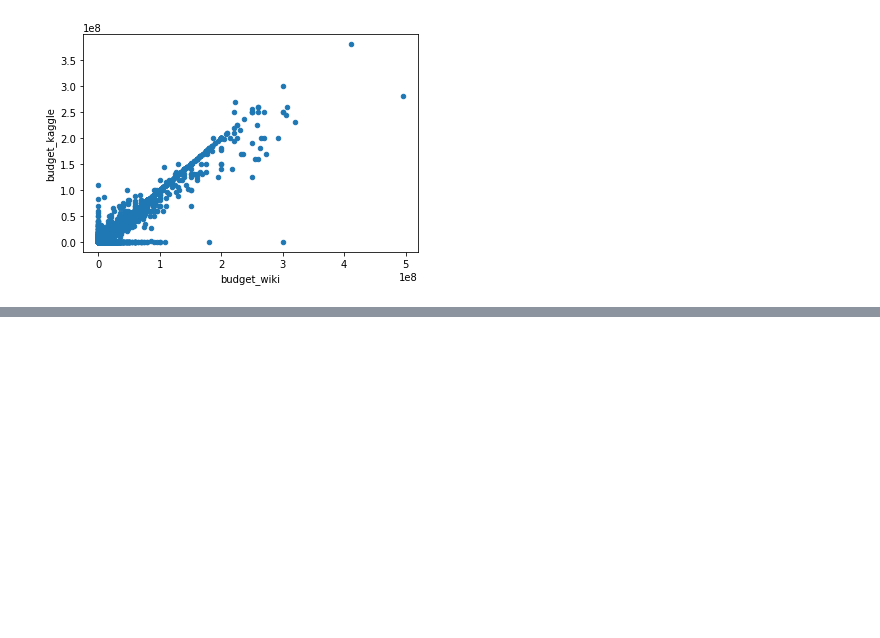
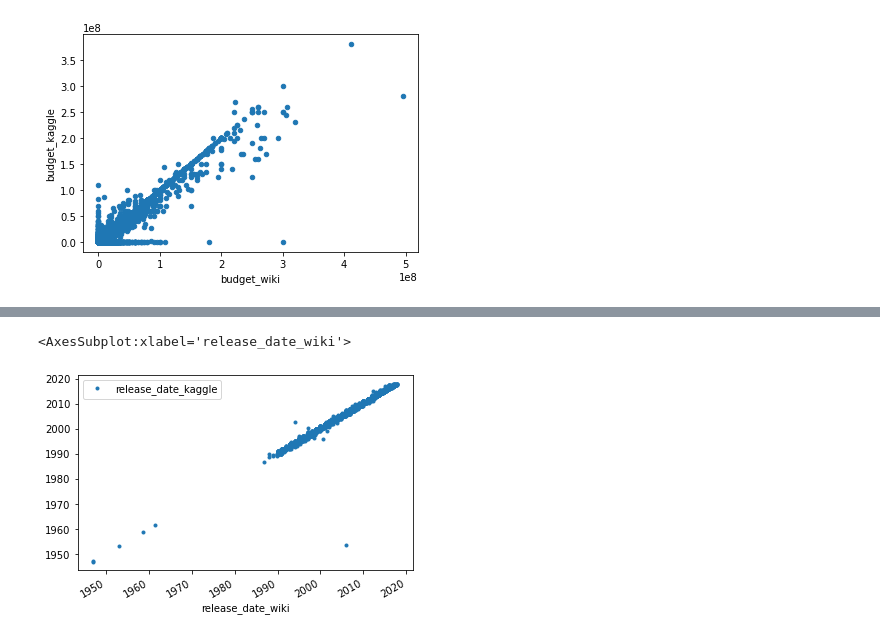
Before and after one commit to MasterMark2021/MoviesETL_, a Jupyter notebook: Movie_ETL_Workings.ipynb, the cells around one changed output, grey strips where cells are left out. Drawn from its saved outputs; the diff is of its cells as text; code cells hidden in the pictures; blank space fills up the shorter version.

```diff
--- a/Movie_ETL_Workings.ipynb
+++ b/Movie_ETL_Workings.ipynb
@@ -774,0 +781,6 @@ movies_df.fillna(0).plot(x='budget_wiki',y='budget_kaggle', kind='scatter')
+# %%
+# check differences in release_date data using line plot with dots instead because this is non-numeric data
+movies_df[['release_date_wiki','release_date_kaggle']].plot(x='release_date_wiki', y='release_date_kaggle', style='.')
+# %% [output]
+<AxesSubplot:xlabel='release_date_wiki'>
+[figure, added]
```
Also changed, not shown: parts of 1 cell of this notebook.
